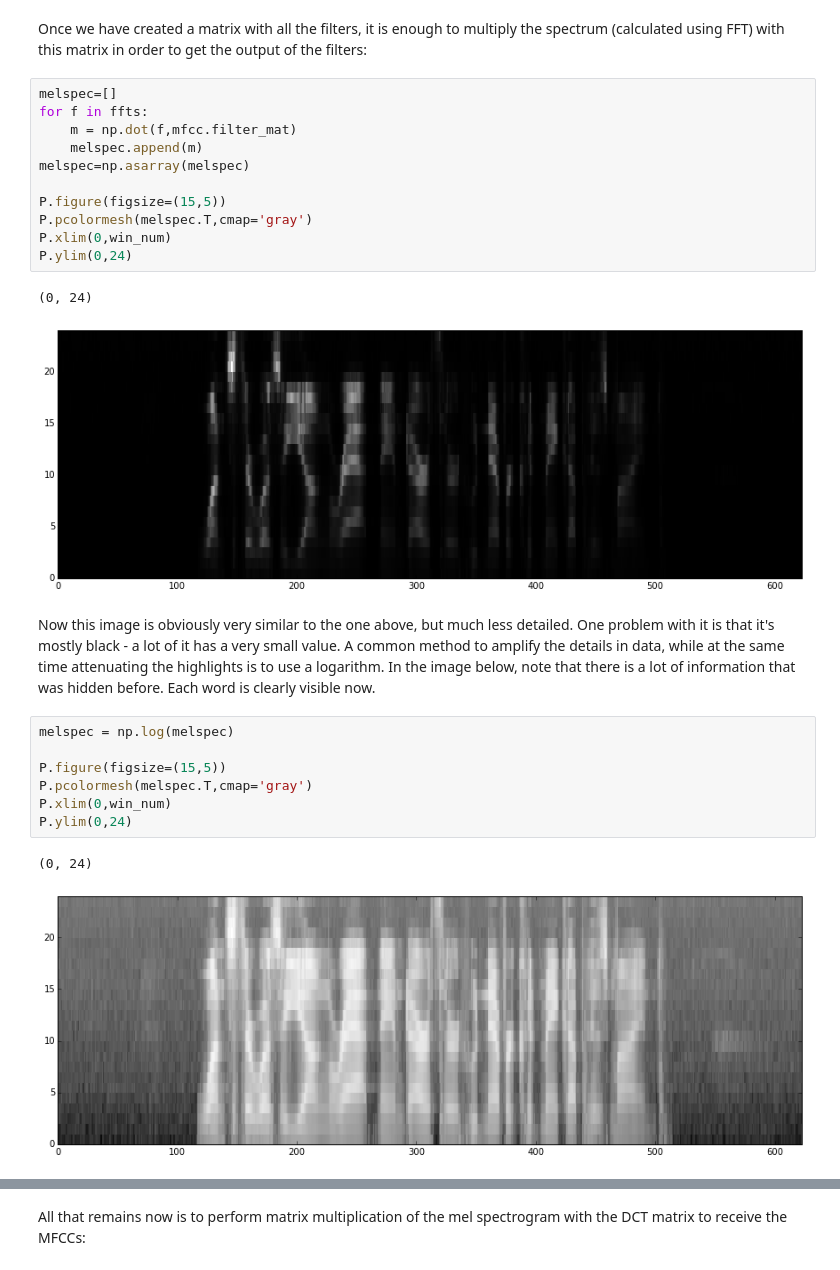
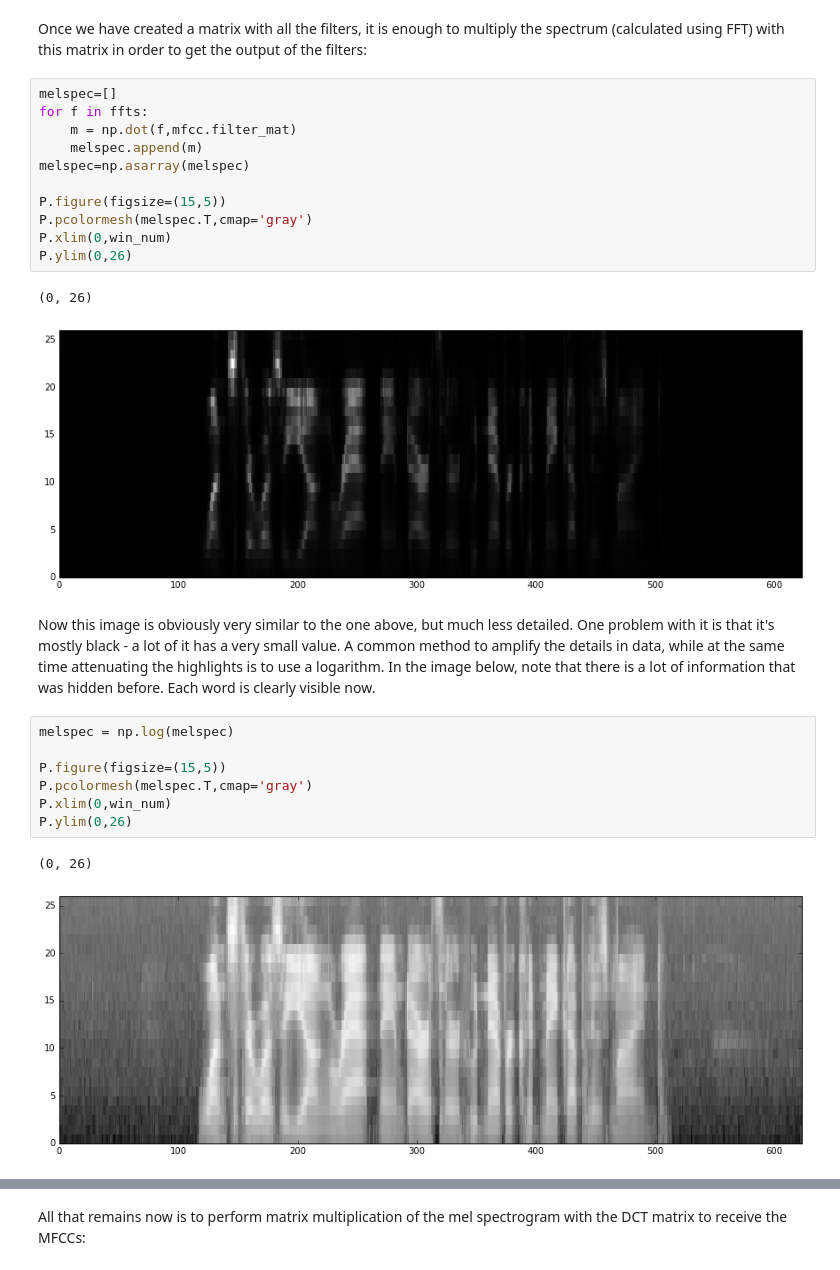
Before and after one commit to danijel3/PyHTK, a Jupyter notebook: python-notebooks/HTKFeaturesExplained.ipynb, the cells around one changed output, grey strips where cells are left out. Saved outputs shown, nothing was run; the diff lists cells and outputs as text.

```diff
--- a/python-notebooks/HTKFeaturesExplained.ipynb
+++ b/python-notebooks/HTKFeaturesExplained.ipynb
@@ -267,17 +269,17 @@ Once we have created a matrix with all the filters, it is enough to multiply the
 # %%
 melspec=[]
 for f in ffts:
     m = np.dot(f,mfcc.filter_mat)
     melspec.append(m)
 melspec=np.asarray(melspec)
 
 P.figure(figsize=(15,5))
 P.pcolormesh(melspec.T,cmap='gray')
 P.xlim(0,win_num)
-P.ylim(0,24)
+P.ylim(0,26)
 # %% [output]
-(0, 24)
+(0, 26)
-[figure, old version]
+[figure, new version]
 # %% [markdown]
 Now this image is obviously very similar to the one above, but much less detailed. One problem with it is that it's mostly black - a lot of it has a very small value. A common method to amplify the details in data, while at the same time attenuating the highlights is to use a logarithm. In the image below, note that there is a lot of information that was hidden before. Each word is clearly visible now.
 # %%
@@ -286,10 +288,10 @@ melspec = np.log(melspec)
 P.figure(figsize=(15,5))
 P.pcolormesh(melspec.T,cmap='gray')
 P.xlim(0,win_num)
-P.ylim(0,24)
+P.ylim(0,26)
 # %% [output]
-(0, 24)
+(0, 26)
-[figure, old version]
+[figure, new version]
 # %% [markdown]
 ## DCT
 
```
Also changed, not shown: parts of 18 cells of this notebook, 4 other files.
